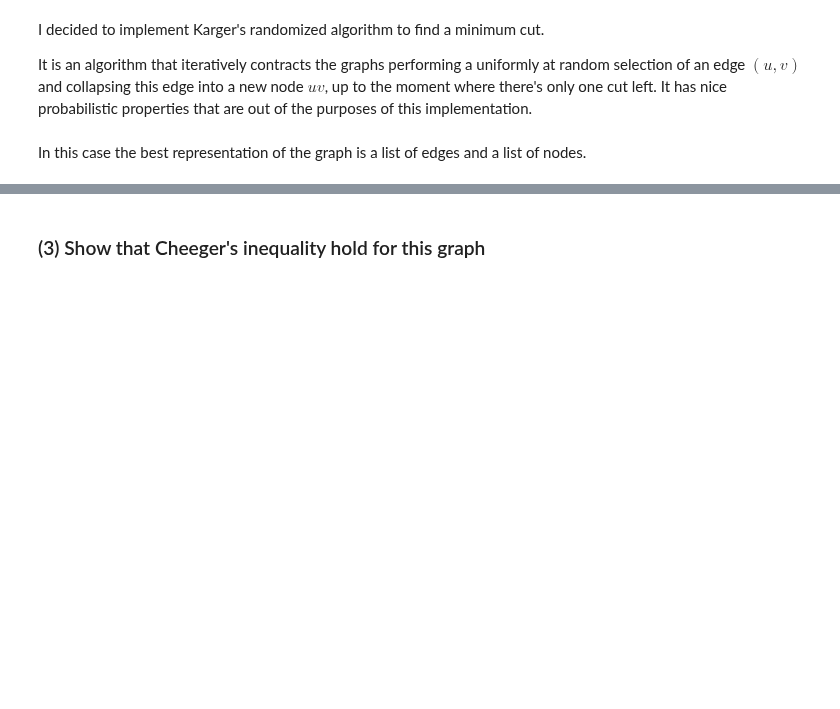
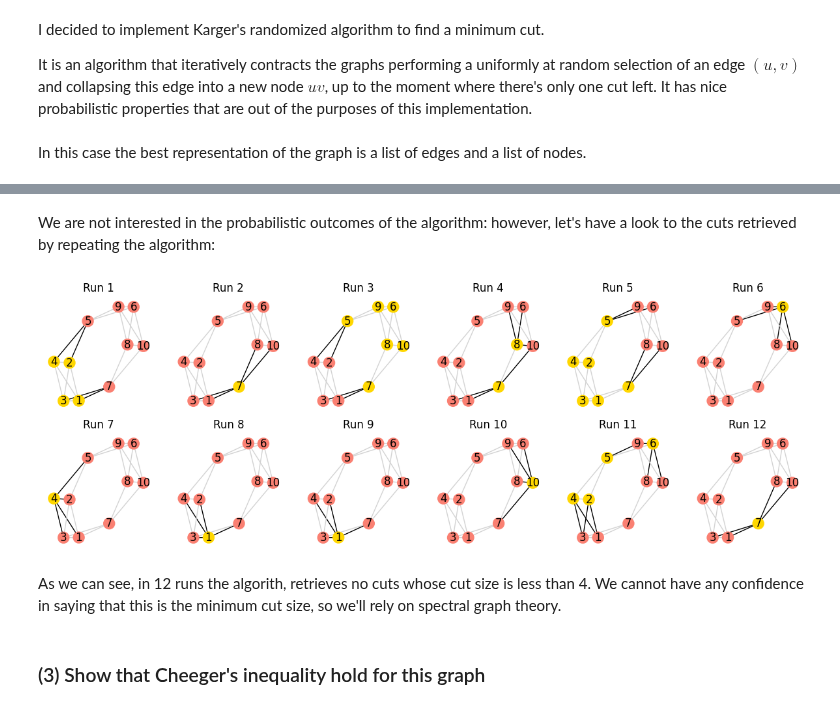
Before and after one commit to LeoDiNino97/SocialNetworks-OnlineMarkets, a Jupyter notebook: Social Networks/Homework/P2/P2.ipynb, the cells around one changed output, grey strips where cells are left out. Cells and saved outputs as stored; diff of their text form; code cells hidden in the pictures; blank space fills up the shorter version.

```diff
--- a/Social Networks/Homework/P2/P2.ipynb
+++ b/Social Networks/Homework/P2/P2.ipynb
@@ -139,6 +150,20 @@ I decided to implement Karger's randomized algorithm to find a minimum cut.
 It is an algorithm that iteratively contracts the graphs performing a uniformly at random selection of an edge $(u,v)$ and collapsing this edge into a new node $uv$, up to the moment where there's only one cut left. It has nice probabilistic properties that are out of the purposes of this implementation.
 # %% [markdown]
 In this case the best representation of the graph is a list of edges and a list of nodes.
+# %%
+def node_merging(u,v):
+
+    if type(u) != tuple:
+        u = [u]
+    else:
+        u = list(u)
+
+    if type(v) != tuple:
+        v = [v]
+    else:
+        v = list(v)
+
+    return tuple(u + v)
 # %%
 def Karger(E:list,
            V:list
@@ -200,3 +228,41 @@ ValueError: list.remove(x): x not in list
+# %% [markdown]
+We are not interested in the probabilistic outcomes of the algorithm: however, let's have a look to the cuts retrieved by repeating the algorithm:
+# %%
+cuts = []
+for _ in range(12):
+    cuts.append(Karger(edges, nodes))
+
+# Slight correction on the structure of the cuts
+
+for cut in cuts:
+    if type(cut[0]) == int:
+        cut[0] = tuple([cut[0]])
+    elif type(cut[1]) == int:
+        cut[1] = tuple([cut[1]])
+
+fig, axes = plt.subplots(2, 6, figsize=(15, 5))
+pos = nx.spring_layout(G, seed=4200)
+
+for i, cut in enumerate(cuts):
+    row = i // 6
+    col = i % 6
+
+    edge_colors = ['black' if ((u in cut[0] and v not in cut[0]) or (v in cut[0] and u not in cut[0])) else 'lightgrey' for u, v in G.edges()]
+
+    nx.draw(G, pos = pos,
+            ax=axes[row, col],
+            with_labels=True,
+            node_size = 150,
+            node_color=['gold' if node in cut[0] else 'salmon' for node in nodes],
+            edge_color=edge_colors)
+
+    # Set title
+
+    axes[row, col].set_title(f'Run {i+1}')
+# %% [output]
+[figure, added]
+# %% [markdown]
+As we can see, in 12 runs the algorith, retrieves no cuts whose cut size is less than 4. We cannot have any confidence in saying that this is the minimum cut size, so we'll rely on spectral graph theory.
 # %% [markdown]
 ### (3) Show that Cheeger's inequality hold for this graph
 # %% [markdown]
```
Also changed, not shown: parts of 6 cells of this notebook, 1 other file.
